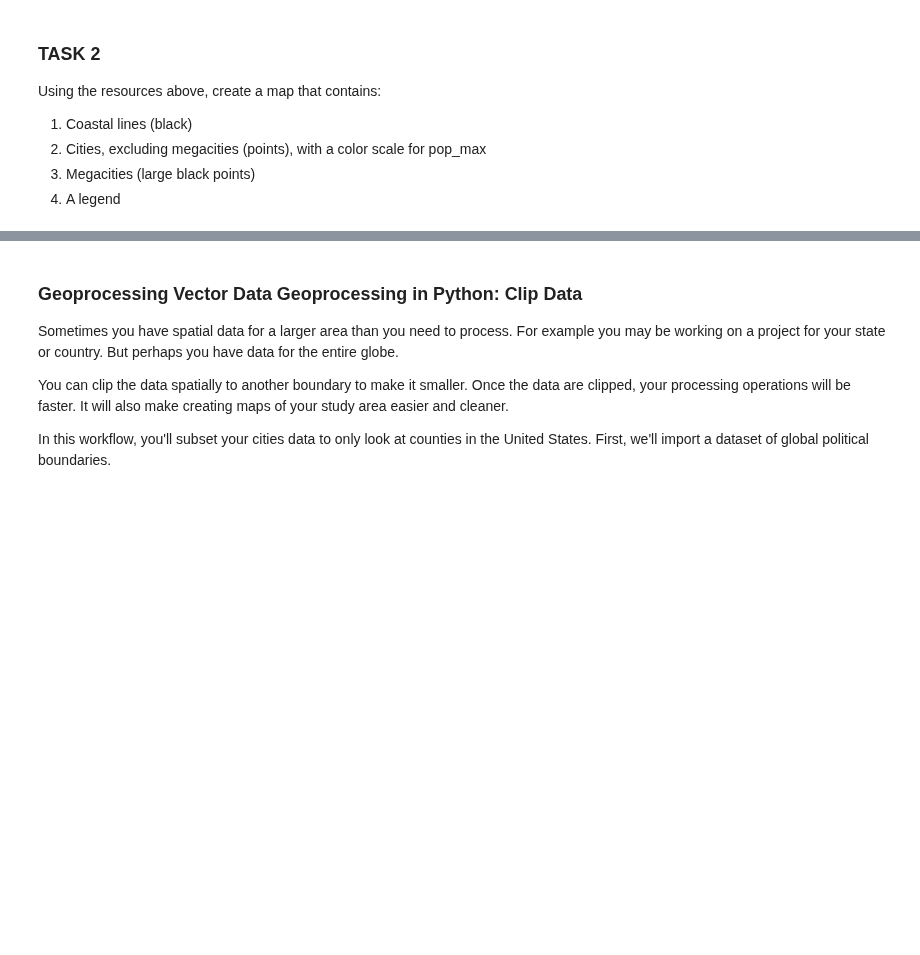
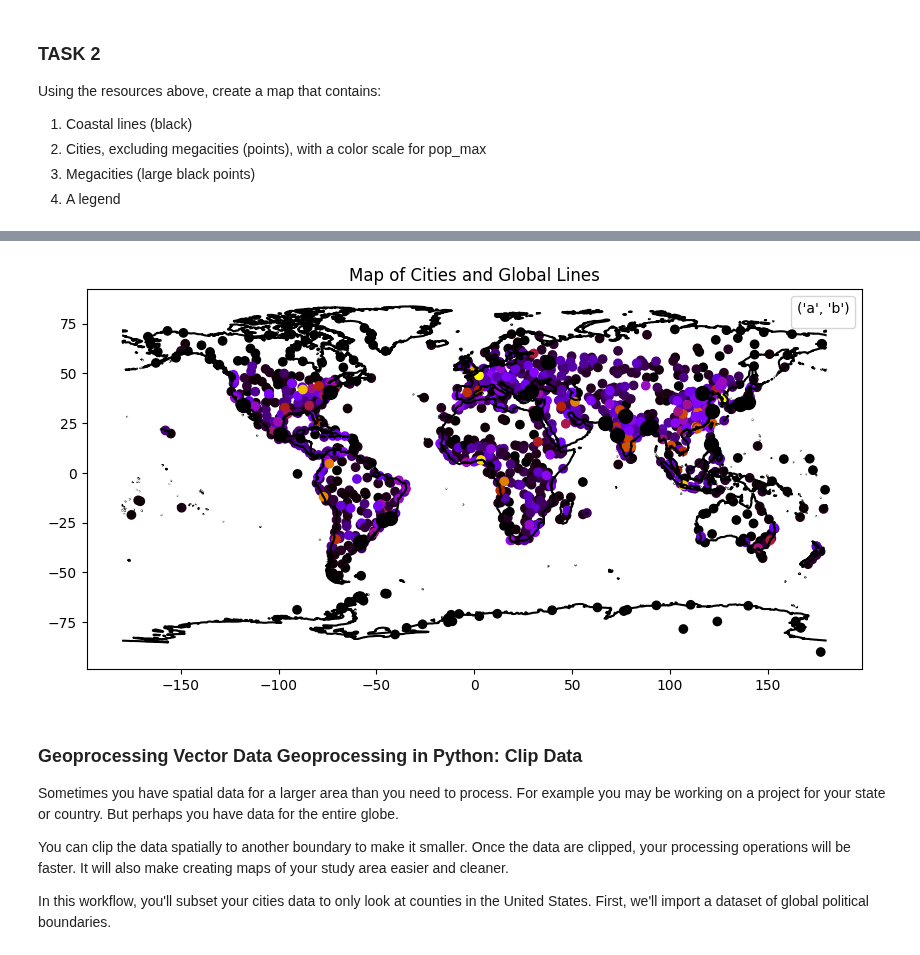
Before and after one commit to LizCarter492/EnvDatSci, a Jupyter notebook: CodeSprints/VectorData101.ipynb, the cells around one changed output, grey strips where cells are left out. Saved outputs shown, nothing was run; the diff lists cells and outputs as text; code cells hidden in the pictures; blank space fills up the shorter version.

```diff
--- a/CodeSprints/VectorData101.ipynb
+++ b/CodeSprints/VectorData101.ipynb
@@ -311,0 +349,20 @@ Using the resources above, create a map that contains:
+# %%
+# Format and plot your results from task 2
+# hint:
+
+megacities    = cities[cities.pop_max >= 10000000] # identify megacities
+normal_cities = cities[cities.pop_max < 10000000]  # all other cities
+
+f, ax1 = plt.subplots(figsize=(10, 6))
+
+coastlines.plot(ax=ax1, color="black") # coastlines
+
+normal_cities.plot(ax=ax1, column='pop_max',cmap='gnuplot') # all other cities
+
+megacities.plot(ax=ax1,color="black", markersize=100) # megacities
+
+# Add a title
+ax1.set(title="Map of Cities and Global Lines")
+ax1.legend(title=
+plt.show()
+# %% [output]
@@ -312,3 +370,4 @@ Using the resources above, create a map that contains:
+[figure, added]
 # %% [markdown]
 ### Geoprocessing Vector Data Geoprocessing in Python: Clip Data
 Sometimes you have spatial data for a larger area than you need to process. For example you may be working on a project for your state or country. But perhaps you have data for the entire globe.
```
Also changed, not shown: parts of 6 cells of this notebook.
